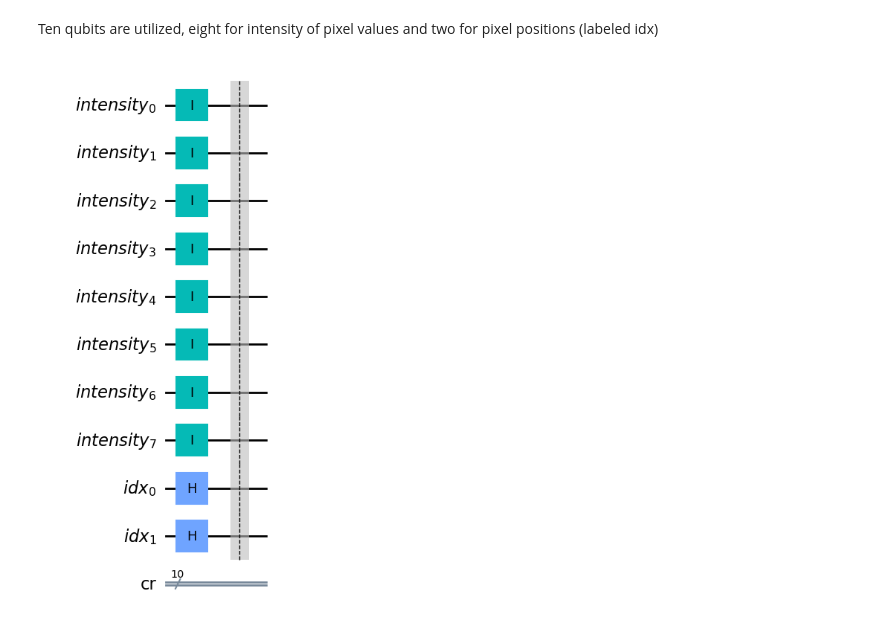
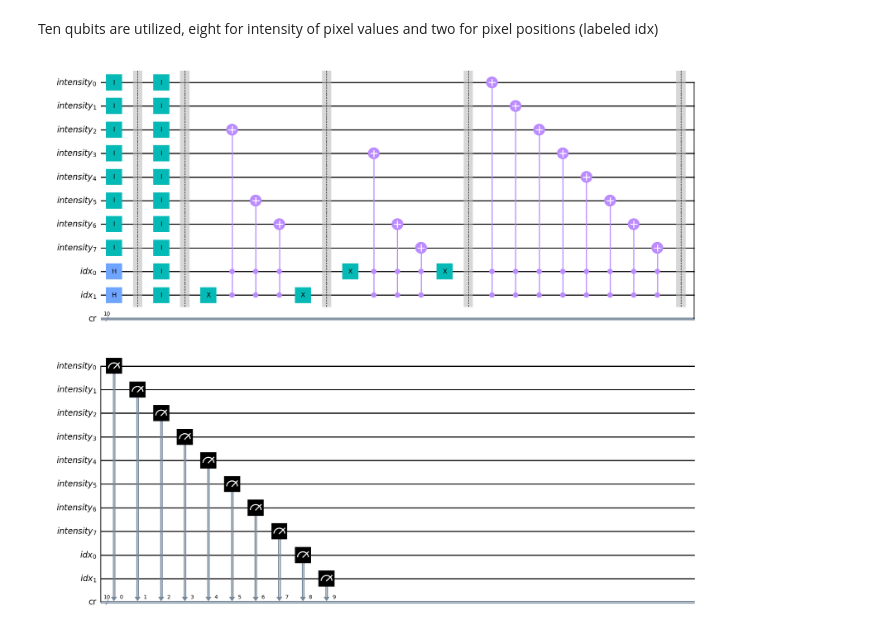
Before and after one commit to ANCP2021/Quantum-Embeddings-Convolution, a Jupyter notebook: Embeddings/NEQR.ipynb, the cells around one changed output. Drawn from its saved outputs; the diff is of its cells as text; code cells hidden in the pictures.

Commit message:
added NEQR implementation

```diff
--- a/Embeddings/NEQR.ipynb
+++ b/Embeddings/NEQR.ipynb
@@ -4,0 +15,6 @@ import numpy as np
+# %%
+def combinePosIntensity(circuit, qubits):
+    for i in range(qubits):
+        circuit.i(i)
+
+    circuit.barrier()
@@ -5,2 +35,20 @@ import numpy as np
+# %%
+def measureCircuit(circuit, qubits):
+    circuit.measure(range(qubits),range(qubits))
+# %%
+def createNEQR(pixel_pos, pos_name, intensity_val, intensity_name, classical_bit, clasical_name):
+    # Pixel position
+    idx = QuantumRegister(pixel_pos, pos_name)
+    # grayscale pixel intensity value
+    intensity = QuantumRegister(intensity_val,intensity_name)
+    # classical register
+    cr = ClassicalRegister(classical_bit, clasical_name)
+
+    circuit = QuantumCircuit(intensity, idx, cr)
+
+    # set the total number of qubits
+    num_qubits = circuit.num_qubits
+
+    return circuit, idx, intensity, num_qubits
 # %% [markdown]
 Ten qubits are utilized, eight for intensity of pixel values and two for pixel positions (labeled idx)
@@ -19,13 +55,16 @@ num_qubits = circuit.num_qubits
-# %%
-# Identity gates for all intensities are optional
-for i in range(intensity.size):
-    circuit.i(i)
-
-circuit.h(8)
-circuit.h(9)
-
-circuit.barrier()
-
-circuit.draw(output="mpl")
-# %% [output]
-[figure, removed]
+# %%
+circuit, idx, intensity, num_qubits = createNEQR(2, 'idx', 8, 'intensity', 10, 'cr')
+# %%
+initialize(circuit, intensity, idx)
+combinePosIntensity(circuit, num_qubits)
+
+
+encodeGreyScalePixels('01100100', 1, circuit, num_qubits)
+encodeGreyScalePixels('11001000', 2, circuit, num_qubits)
+encodeGreyScalePixels('11111111', 1, circuit, num_qubits)
+
+measureCircuit(circuit, num_qubits)
+
+circuit.draw(output="mpl")
+# %% [output]
+[figure, added]
```
Also changed, not shown: parts of 3 cells of this notebook.
